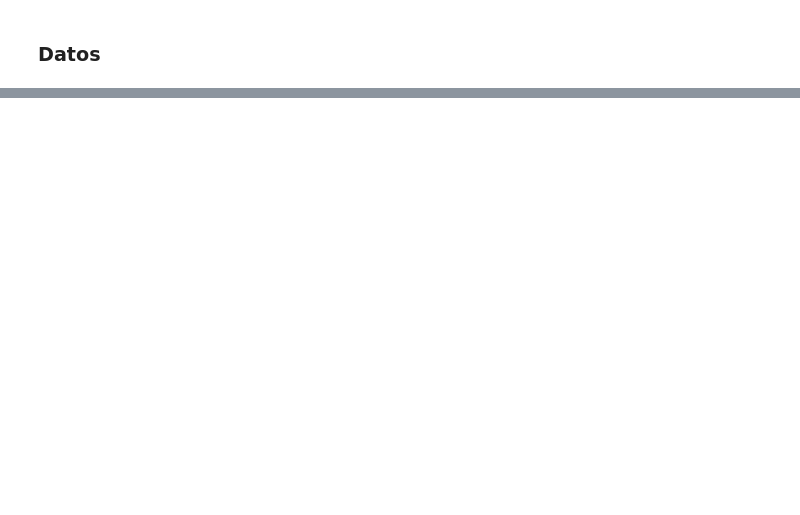
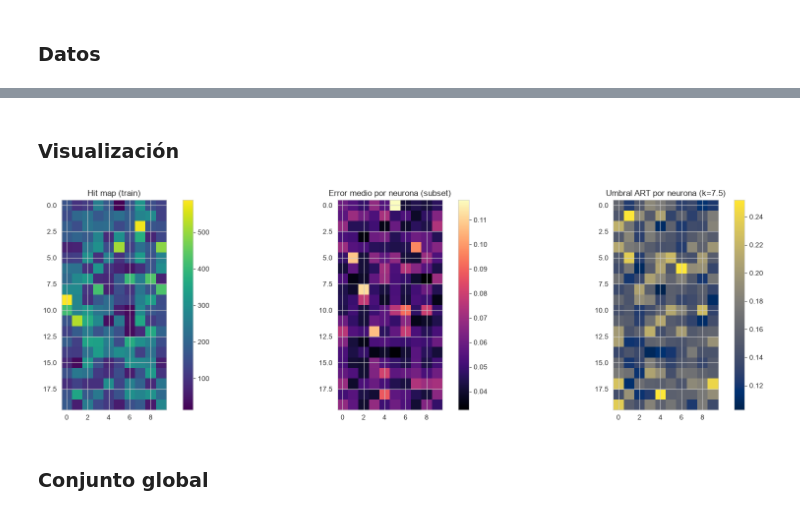
Before and after one commit to pabloosmo/tfm, a Jupyter notebook: tfm_notebook.ipynb, the cells around one changed output, grey strips where cells are left out. Cells and saved outputs as stored; diff of their text form; code cells hidden in the pictures; blank space fills up the shorter version.

```diff
--- a/tfm_notebook.ipynb
+++ b/tfm_notebook.ipynb
@@ -2859,0 +2944,18 @@ print(X_train_rbm_scaled.shape, X_som_scaled_subset.shape)
+# %%
+# ============================================================
+# Celda 8: Predicción ART sobre el subset completo
+# ============================================================
+
+preds_som = predict_anomalies_adaptive(
+    rbm_for_curve,
+    best_som,
+    X_som_art,
+    adaptive_thresholds,
+    global_threshold
+)
+
+n_anomalias = int(preds_som.sum())
+tasa_anomalias = preds_som.mean()
+
+print(f"Muestras evaluadas: {len(X_som_art)}")
+print(f"Anomalías ART: {n_anomalias} ({tasa_anomalias:.4%})")
@@ -2859,0 +3083,47 @@ print(X_train_rbm_scaled.shape, X_som_scaled_subset.shape)
+# %% [markdown]
+### Visualización
+# %%
+# ============================================================
+# Celda 12: Visualización de umbrales ART por neurona
+# ============================================================
+
+import numpy as np
+import matplotlib.pyplot as plt
+
+grid_x, grid_y = best_som.get_weights().shape[:2]
+
+# Mapa de umbrales
+th_map = np.zeros((grid_x, grid_y))
+for (i, j), v in adaptive_thresholds.items():
+    th_map[i, j] = v
+
+# Mapa de error medio por neurona
+error_map = np.zeros((grid_x, grid_y))
+count_map = np.zeros((grid_x, grid_y))
+for idx, (x, y) in enumerate(bmu_som):
+    error_map[x, y] += errors_som[idx]
+    count_map[x, y] += 1
+with np.errstate(invalid="ignore"):
+    mean_error_map = np.where(count_map > 0, error_map / count_map, 0)
+
+fig, axes = plt.subplots(1, 3, figsize=(18, 5))
+
+im0 = axes[0].imshow(hit_map, cmap="viridis")
+axes[0].set_title("Hit map (train)")
+plt.colorbar(im0, ax=axes[0])
+
+im1 = axes[1].imshow(mean_error_map, cmap="magma")
+axes[1].set_title("Error medio por neurona (subset)")
+plt.colorbar(im1, ax=axes[1])
+
+im2 = axes[2].imshow(th_map, cmap="cividis")
+axes[2].set_title("Umbral ART por neurona (k=7.5)")
+plt.colorbar(im2, ax=axes[2])
+
+plt.tight_layout()
+plt.savefig("art_thresholds_map.png", dpi=300, bbox_inches="tight")
+plt.show()
+# %% [output]
+[figure, added]
+# %% [markdown]
+### Conjunto global
```
Also changed, not shown: parts of 47 cells of this notebook.
